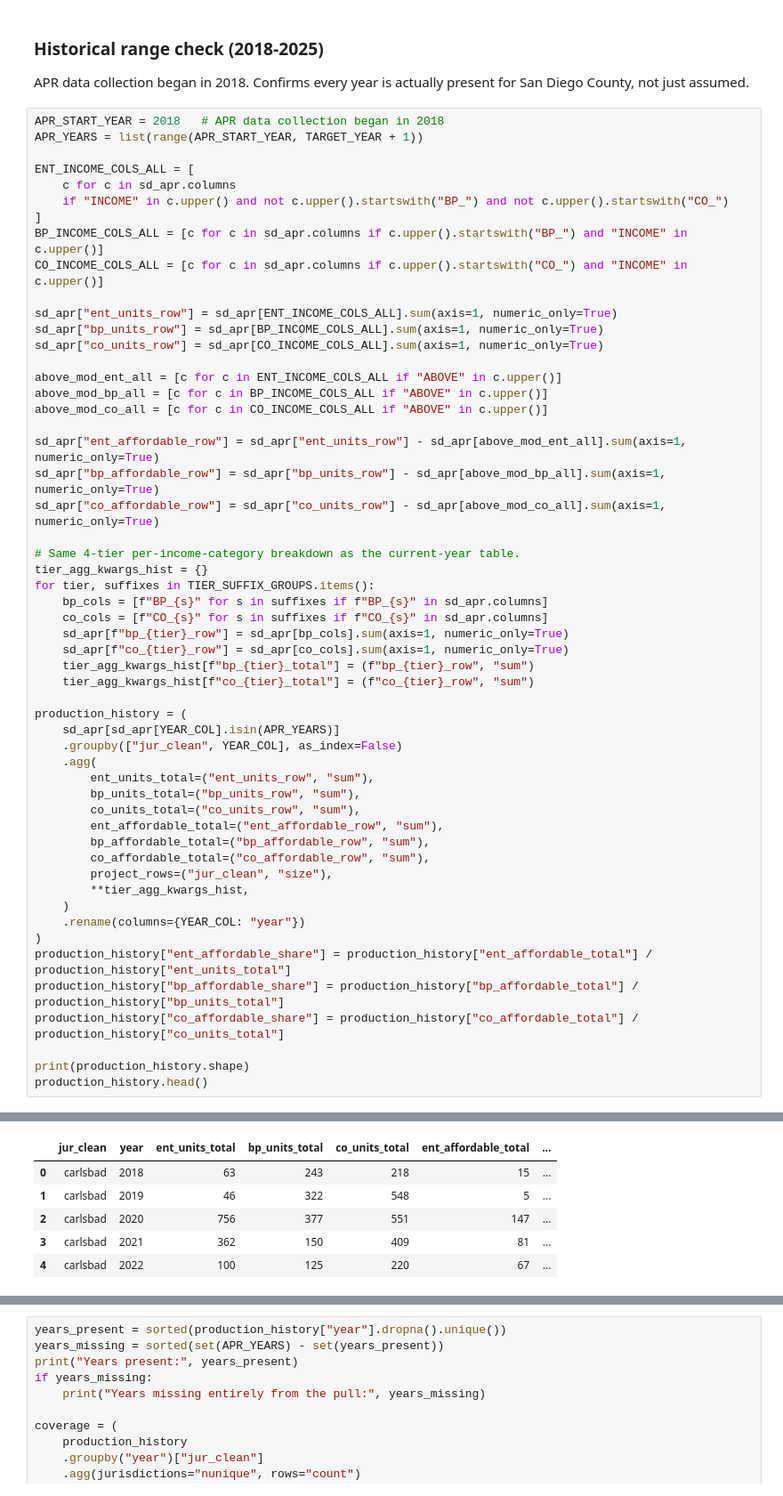
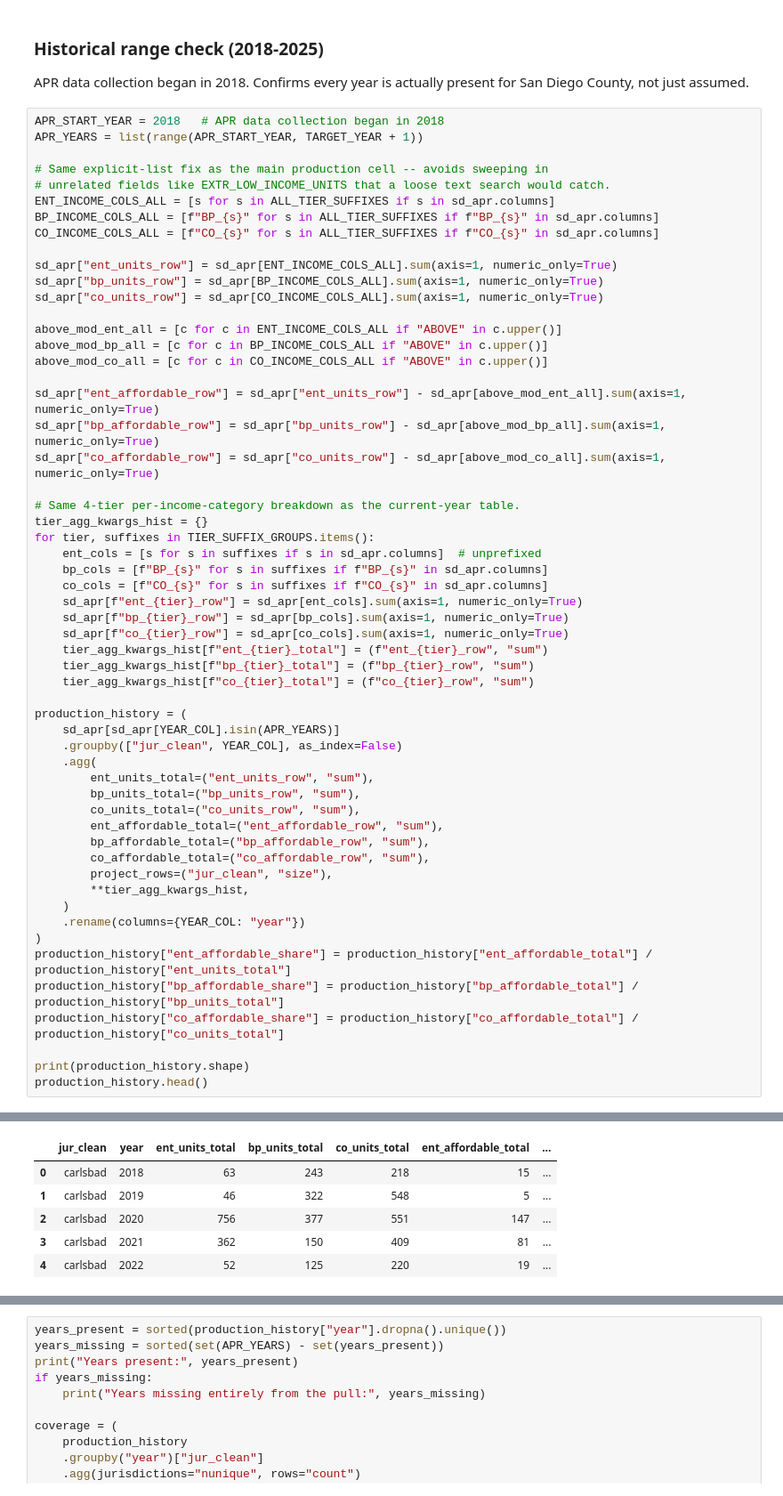
Before and after one commit to laurenthanhvo/chpd-dashboard-data-validation, a Jupyter notebook: van's work/notebooks/rhna_housing_production.ipynb, the cells around one changed output, grey strips where cells are left out. Shown at 89% size. Drawn from its saved outputs; the diff is of its cells as text.

```diff
--- a/van's work/notebooks/rhna_housing_production.ipynb
+++ b/van's work/notebooks/rhna_housing_production.ipynb
@@ -353,12 +379,11 @@ present for San Diego County, not just assumed.
 APR_START_YEAR = 2018   # APR data collection began in 2018
 APR_YEARS = list(range(APR_START_YEAR, TARGET_YEAR + 1))
 
-ENT_INCOME_COLS_ALL = [
-    c for c in sd_apr.columns
-    if "INCOME" in c.upper() and not c.upper().startswith("BP_") and not c.upper().startswith("CO_")
-]
-BP_INCOME_COLS_ALL = [c for c in sd_apr.columns if c.upper().startswith("BP_") and "INCOME" in c.upper()]
-CO_INCOME_COLS_ALL = [c for c in sd_apr.columns if c.upper().startswith("CO_") and "INCOME" in c.upper()]
+# Same explicit-list fix as the main production cell -- avoids sweeping in
+# unrelated fields like EXTR_LOW_INCOME_UNITS that a loose text search would catch.
+ENT_INCOME_COLS_ALL = [s for s in ALL_TIER_SUFFIXES if s in sd_apr.columns]
+BP_INCOME_COLS_ALL = [f"BP_{s}" for s in ALL_TIER_SUFFIXES if f"BP_{s}" in sd_apr.columns]
+CO_INCOME_COLS_ALL = [f"CO_{s}" for s in ALL_TIER_SUFFIXES if f"CO_{s}" in sd_apr.columns]
 
 sd_apr["ent_units_row"] = sd_apr[ENT_INCOME_COLS_ALL].sum(axis=1, numeric_only=True)
 sd_apr["bp_units_row"] = sd_apr[BP_INCOME_COLS_ALL].sum(axis=1, numeric_only=True)
@@ -375,10 +400,13 @@ sd_apr["co_affordable_row"] = sd_apr["co_units_row"] - sd_apr[above_mod_co_all].
 # Same 4-tier per-income-category breakdown as the current-year table.
 tier_agg_kwargs_hist = {}
 for tier, suffixes in TIER_SUFFIX_GROUPS.items():
+    ent_cols = [s for s in suffixes if s in sd_apr.columns]  # unprefixed
     bp_cols = [f"BP_{s}" for s in suffixes if f"BP_{s}" in sd_apr.columns]
     co_cols = [f"CO_{s}" for s in suffixes if f"CO_{s}" in sd_apr.columns]
+    sd_apr[f"ent_{tier}_row"] = sd_apr[ent_cols].sum(axis=1, numeric_only=True)
     sd_apr[f"bp_{tier}_row"] = sd_apr[bp_cols].sum(axis=1, numeric_only=True)
     sd_apr[f"co_{tier}_row"] = sd_apr[co_cols].sum(axis=1, numeric_only=True)
+    tier_agg_kwargs_hist[f"ent_{tier}_total"] = (f"ent_{tier}_row", "sum")
     tier_agg_kwargs_hist[f"bp_{tier}_total"] = (f"bp_{tier}_row", "sum")
     tier_agg_kwargs_hist[f"co_{tier}_total"] = (f"co_{tier}_row", "sum")
 
@@ -408,6 +436,6 @@ production_history.head()
 |  | jur_clean | year | ent_units_total | bp_units_total | co_units_total | ent_affordable_total | ... |
 | 0 | carlsbad | 2018 | 63 | 243 | 218 | 15 | ... |
 | 1 | carlsbad | 2019 | 46 | 322 | 548 | 5 | ... |
 | 2 | carlsbad | 2020 | 756 | 377 | 551 | 147 | ... |
 | 3 | carlsbad | 2021 | 362 | 150 | 409 | 81 | ... |
-| 4 | carlsbad | 2022 | 100 | 125 | 220 | 67 | ... |
+| 4 | carlsbad | 2022 | 52 | 125 | 220 | 19 | ... |
```
Also changed, not shown: parts of 17 cells of this notebook, 6 other files.
